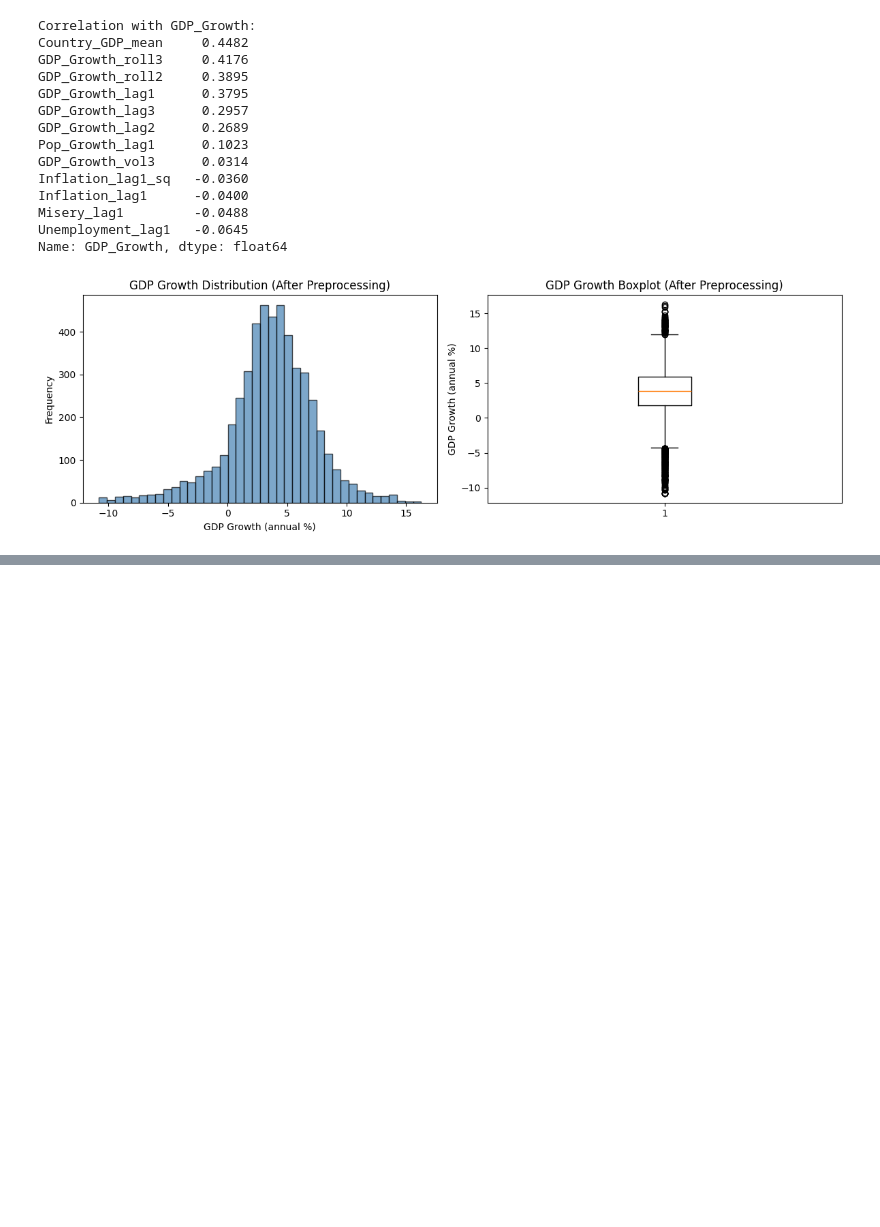
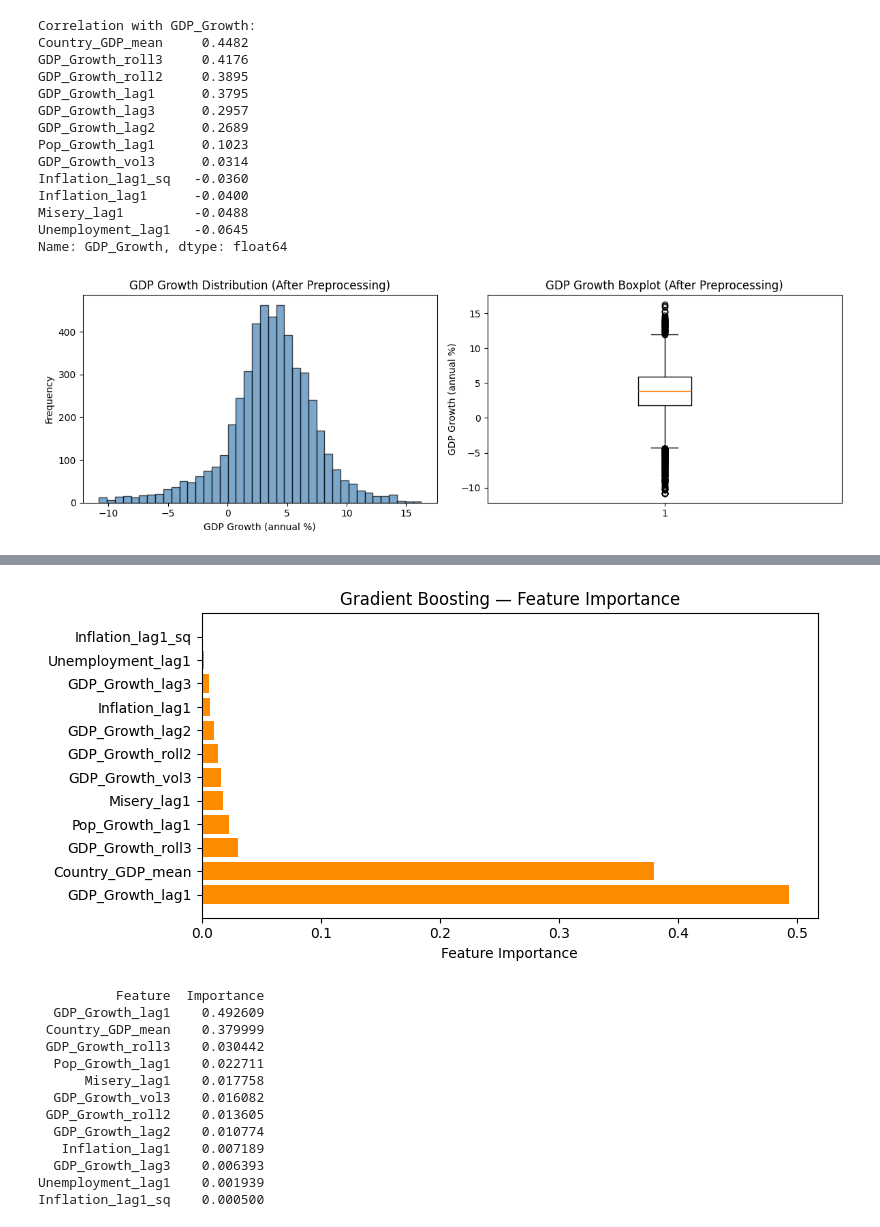
Before and after one commit to wasaldev/24077342-Data-Science-Machine-Learning-GDP-Growth-Prediction, a Jupyter notebook: 24077342_Data_Science_Project.ipynb, the cells around one changed output, grey strips where cells are left out. Cells and saved outputs as stored; diff of their text form; code cells hidden in the pictures; blank space fills up the shorter version.

```diff
--- a/24077342_Data_Science_Project.ipynb
+++ b/24077342_Data_Science_Project.ipynb
@@ -579,0 +865,25 @@ plt.show()
+# %%
+# ============================================================
+# Gradient Boosting with hyperparameter tuning (uses scaled data)
+# ============================================================
+gb_params = {
+    "n_estimators":  [100, 200, 300],
+    "max_depth":     [3, 5, 7],
+    "learning_rate": [0.01, 0.05, 0.1],
+    "min_samples_split": [5, 10],
+    "subsample":     [0.8, 1.0]
+}
+
+gb_search = GridSearchCV(
+    GradientBoostingRegressor(random_state=42),
+    gb_params, cv=5, scoring="r2", n_jobs=-1, verbose=0
+)
+gb_search.fit(X_train_scaled, y_train)
+
+print(f"Best params: {gb_search.best_params_}")
+print(f"Best CV R²:  {gb_search.best_score_:.4f}")
+
+gb_model = gb_search.best_estimator_
+gb_pred  = gb_model.predict(X_test_scaled)
+
+evaluate_model("Gradient Boosting", y_test, gb_pred)
@@ -579,0 +901,32 @@ plt.show()
+# %%
+# ============================================================
+# Gradient Boosting: Feature importance
+# ============================================================
+gb_importance = pd.DataFrame({
+    "Feature": FEATURES,
+    "Importance": gb_model.feature_importances_
+}).sort_values("Importance", ascending=False)
+
+fig, ax = plt.subplots(figsize=(8, 4))
+ax.barh(gb_importance["Feature"], gb_importance["Importance"], color='darkorange')
+ax.set_xlabel("Feature Importance")
+ax.set_title("Gradient Boosting — Feature Importance")
+plt.tight_layout()
+plt.show()
+
+print(gb_importance.to_string(index=False))
+# %% [output]
+[figure, added]
+          Feature  Importance
+  GDP_Growth_lag1    0.492609
+ Country_GDP_mean    0.379999
+ GDP_Growth_roll3    0.030442
+  Pop_Growth_lag1    0.022711
+      Misery_lag1    0.017758
+  GDP_Growth_vol3    0.016082
+ GDP_Growth_roll2    0.013605
+  GDP_Growth_lag2    0.010774
+   Inflation_lag1    0.007189
+  GDP_Growth_lag3    0.006393
+Unemployment_lag1    0.001939
+Inflation_lag1_sq    0.000500
```
Also changed, not shown: parts of 15 cells of this notebook.
